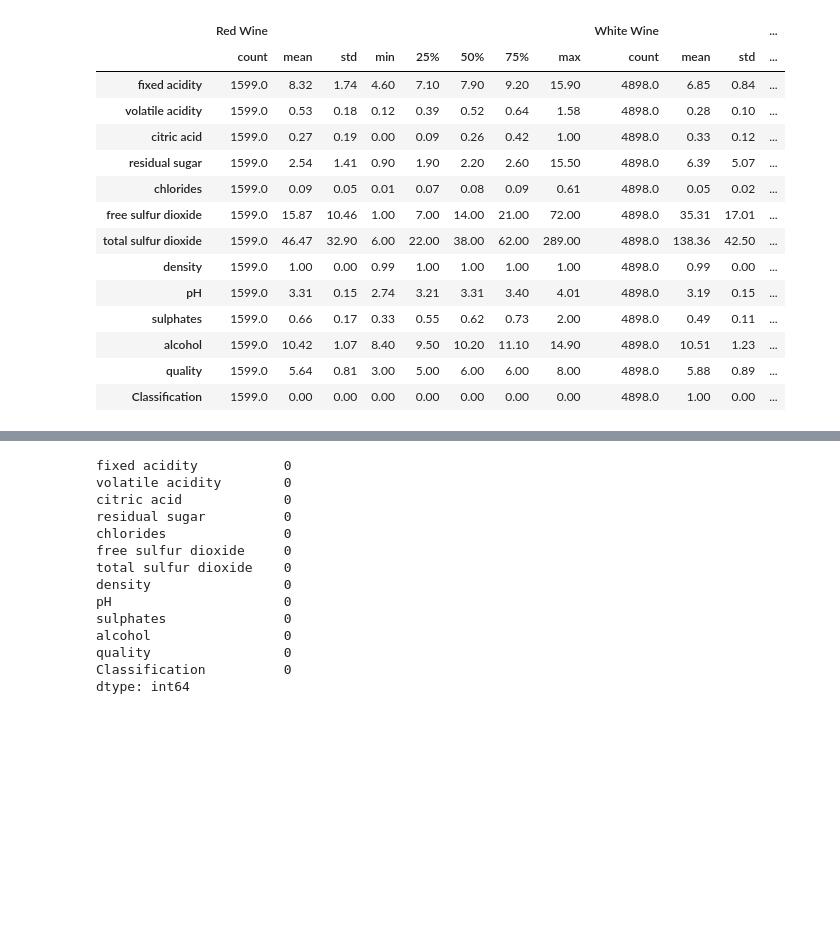
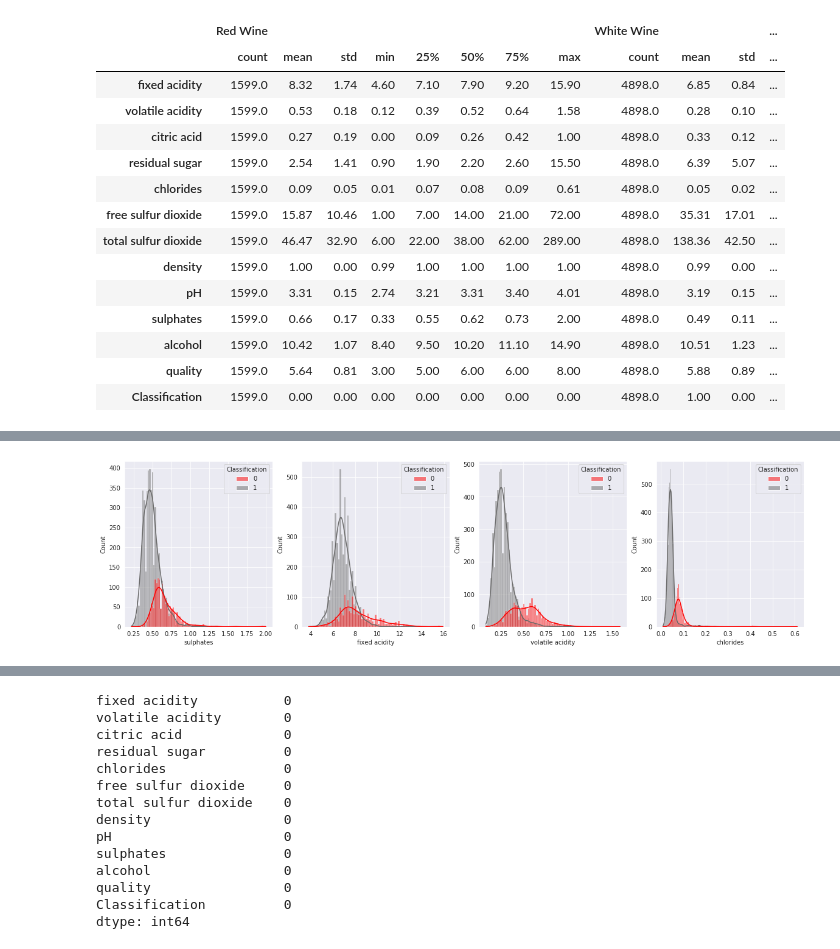
Before and after one commit to sksos7/Project, a Jupyter notebook: Codestates_AI_05/Project_S_02/AI_05_이동규_Section2.ipynb, the cells around one changed output, grey strips where cells are left out. Saved outputs shown, nothing was run; the diff lists cells and outputs as text; code cells hidden in the pictures; blank space fills up the shorter version.

```diff
--- a/Codestates_AI_05/Project_S_02/AI_05_이동규_Section2.ipynb
+++ b/Codestates_AI_05/Project_S_02/AI_05_이동규_Section2.ipynb
@@ -189,0 +247,8 @@ pd.concat([round(df[df['Classification'] == 0].describe(),2), round(df[df['Class
+# %%
+fig, ax = plt.subplots(1,4, figsize=(20,5))
+sns.histplot(x="sulphates", hue="Classification", data=df, kde=True, palette=["r", "dimgrey"], ax=ax[0] );
+sns.histplot(x="fixed acidity", hue="Classification", data=df, kde=True, palette=["r", "dimgrey"], ax=ax[1] );
+sns.histplot(x="volatile acidity", hue="Classification", data=df, kde=True, palette=["r", "dimgrey"], ax=ax[2] );
+sns.histplot(x="chlorides", hue="Classification", data=df, kde=True, palette=["r", "dimgrey"], ax=ax[3] );
+# %% [output]
+[figure, added]
```
Also changed, not shown: parts of 20 cells of this notebook.
